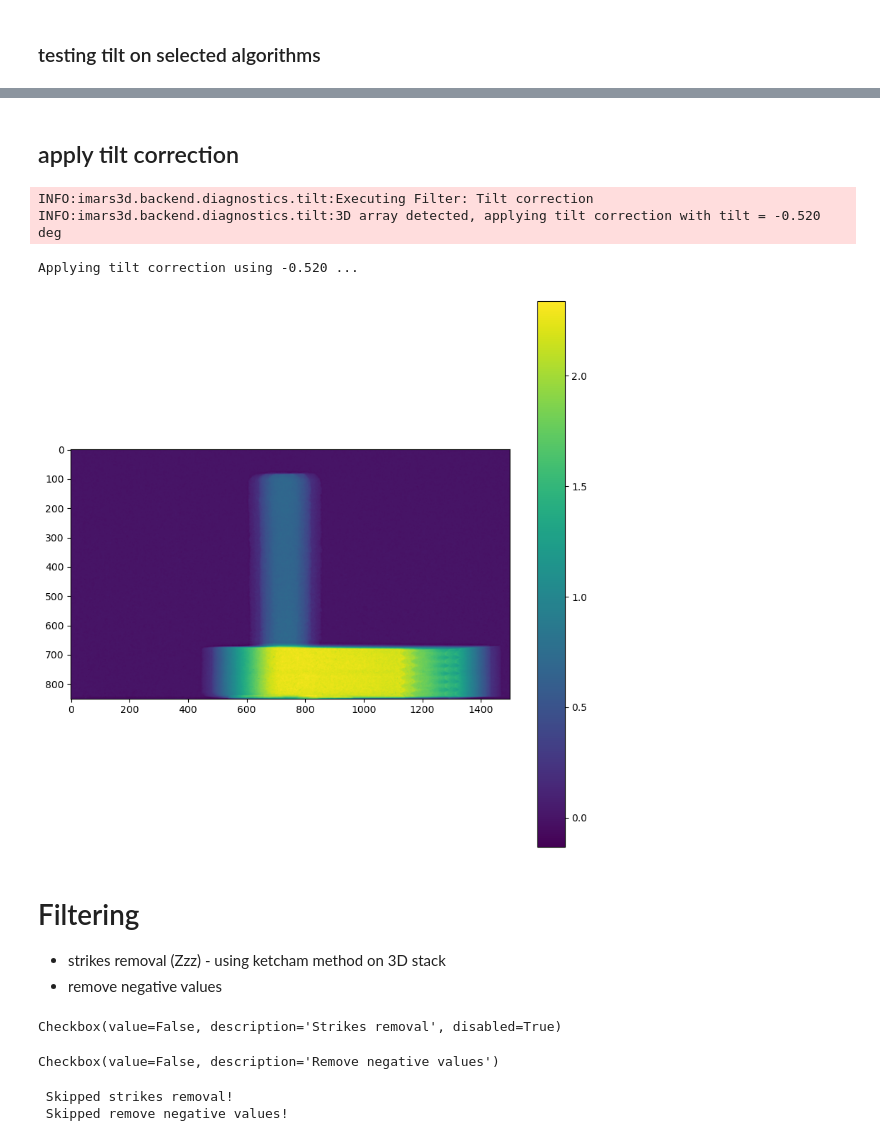
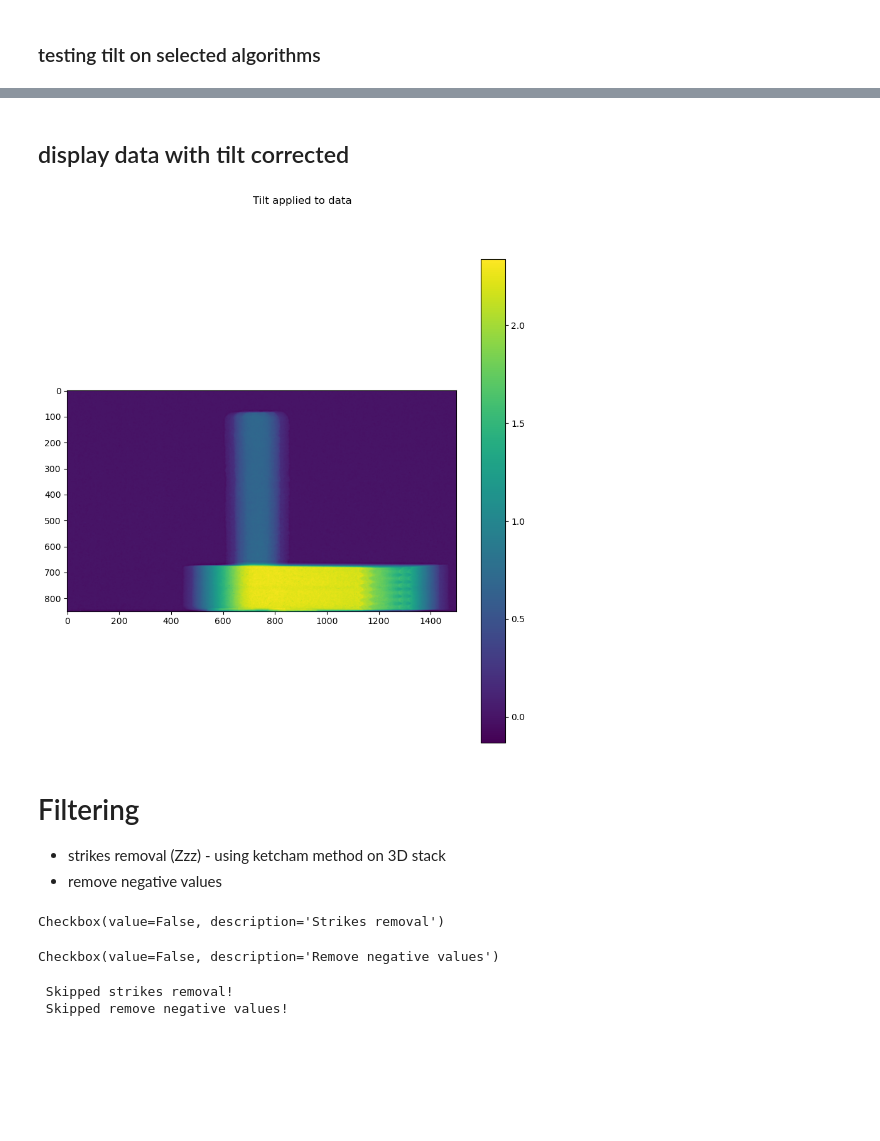
Before and after one commit to ornlneutronimaging/iMars3d_notebooks, a Jupyter notebook: imars3d_embedded_and_hdf5.ipynb, the cells around one changed output, grey strips where cells are left out. Cells and saved outputs as stored; diff of their text form; code cells hidden in the pictures; blank space fills up the shorter version.

```diff
--- a/imars3d_embedded_and_hdf5.ipynb
+++ b/imars3d_embedded_and_hdf5.ipynb
@@ -172,12 +180,9 @@ interactive(children=(ToggleButtons(description='Algorithm:', disabled=True, opt
 # %% [markdown]
-## apply tilt correction
+## display data with tilt corrected
 # %%
-o_imars3dui.apply_tilt_and_display()
+o_imars3dui.display_with_tilt()
 # %% [output]
-INFO:imars3d.backend.diagnostics.tilt:Executing Filter: Tilt correction
-INFO:imars3d.backend.diagnostics.tilt:3D array detected, applying tilt correction with tilt = -0.520 deg
-Applying tilt correction using -0.520 ...
-[figure, old version]
+[figure, new version]
 # %% [markdown]
 # Filtering
 
@@ -186,7 +191,7 @@ Applying tilt correction using -0.520 ...
 # %%
 o_imars3dui.filter_options()
 # %% [output]
-Checkbox(value=False, description='Strikes removal', disabled=True)
+Checkbox(value=False, description='Strikes removal')
 Checkbox(value=False, description='Remove negative values')
 # %%
 o_imars3dui.apply_filter_options()
```
Also changed, not shown: parts of 4 cells of this notebook, 3 other files.
